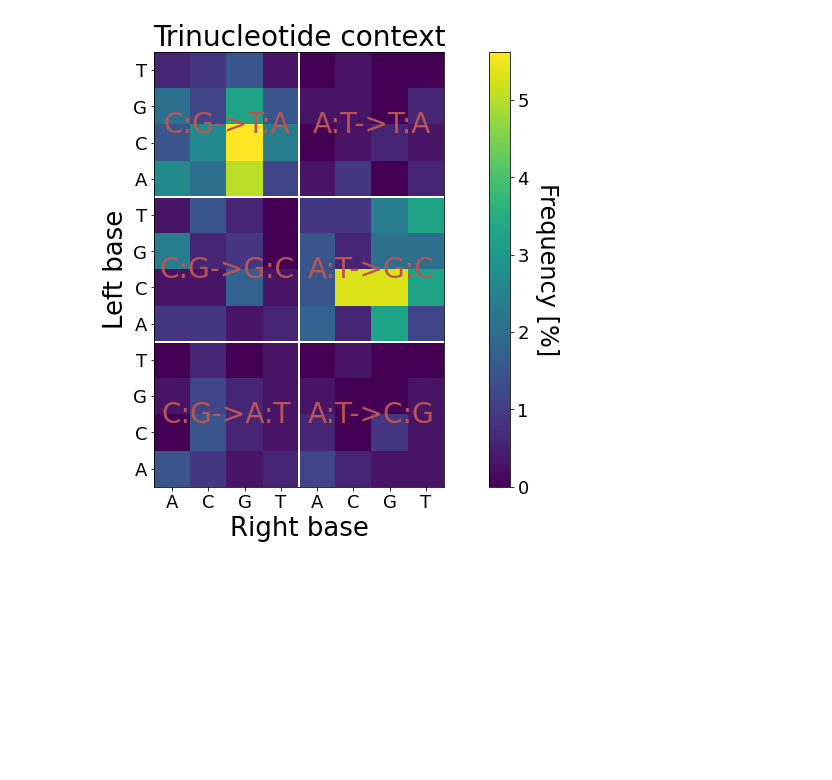
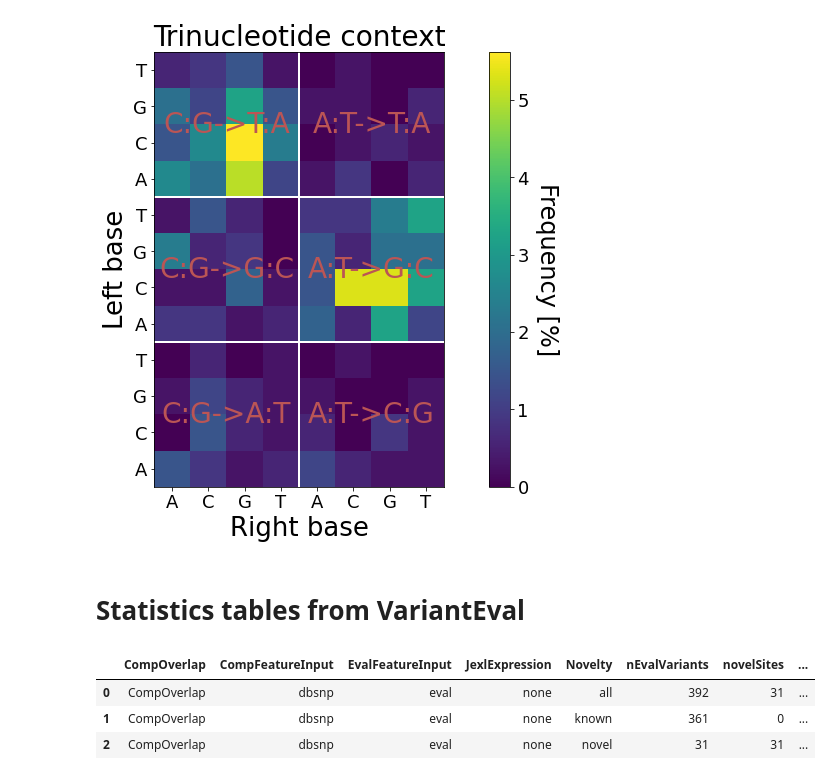
Before and after one commit to Ultimagen/VariantCalling, a Jupyter notebook: src/python/reports/report_wo_gt.ipynb, the cells around one changed output. Drawn from its saved outputs; the diff is of its cells as text; code cells hidden in the pictures; blank space fills up the shorter version.

```diff
--- a/src/python/reports/report_wo_gt.ipynb
+++ b/src/python/reports/report_wo_gt.ipynb
@@ -336,3 +347,12 @@ def plot_heatmap(motifs,ax=None):
 plot_heatmap(motifs)
 # %% [output]
 [figure]
+# %% [markdown]
+# Statistics tables from VariantEval
+# %%
+CompOverlap
+# %% [output]
+|  | CompOverlap | CompFeatureInput | EvalFeatureInput | JexlExpression | Novelty | nEvalVariants | novelSites | ... |
+| 0 | CompOverlap | dbsnp | eval | none | all | 392 | 31 | ... |
+| 1 | CompOverlap | dbsnp | eval | none | known | 361 | 0 | ... |
+| 2 | CompOverlap | dbsnp | eval | none | novel | 31 | 31 | ... |
```
Also changed, not shown: parts of 9 cells of this notebook, 1 other file.
